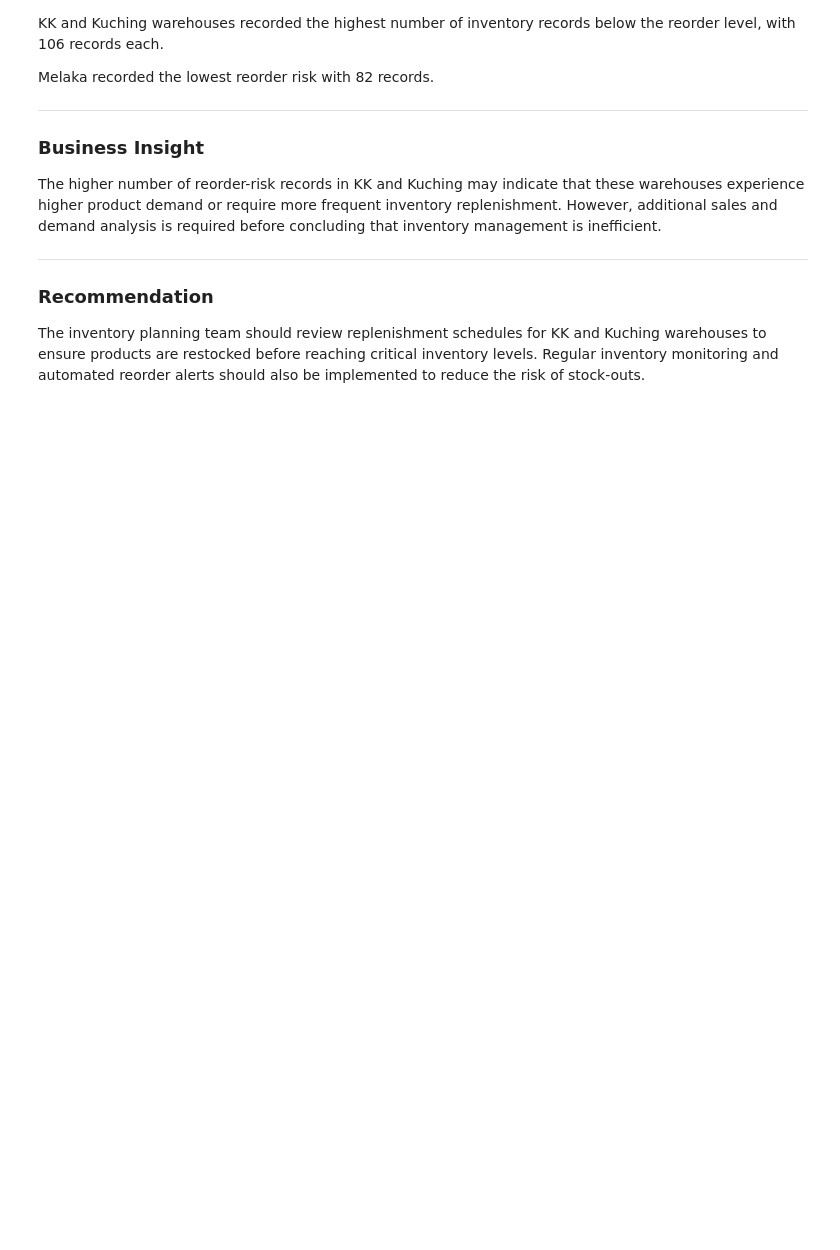
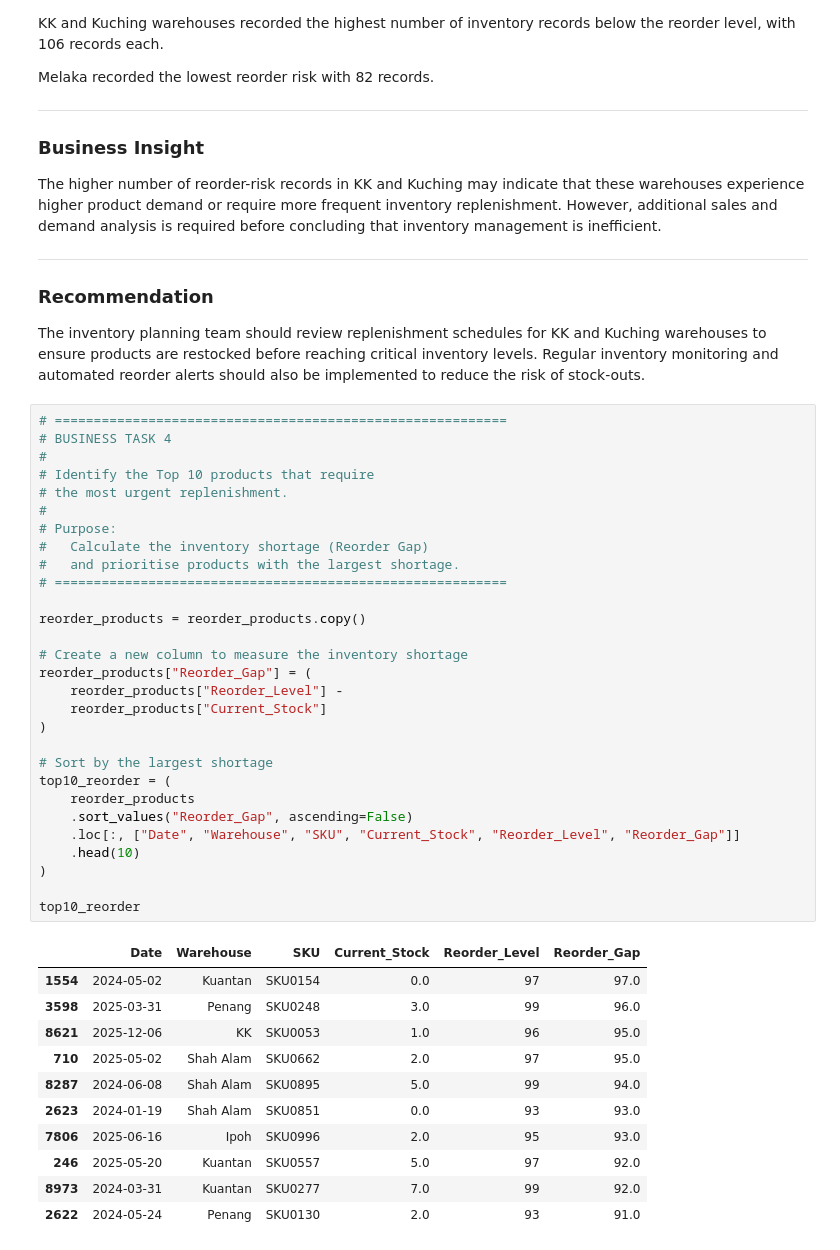
Before and after one commit to fakrullahzahir/Java-OOP-Design-Patterns-Mini-Project, a Jupyter notebook: EDA/RetailMart Malaysia Analytics Portfolio/notebooks/inventory_analysis.ipynb, the cells around one changed output. Cells and saved outputs as stored; diff of their text form; blank space fills up the shorter version.

```diff
--- a/EDA/RetailMart Malaysia Analytics Portfolio/notebooks/inventory_analysis.ipynb
+++ b/EDA/RetailMart Malaysia Analytics Portfolio/notebooks/inventory_analysis.ipynb
@@ -623,3 +623,44 @@ The higher number of reorder-risk records in KK and Kuching may indicate that th
 ### Recommendation
 
 The inventory planning team should review replenishment schedules for KK and Kuching warehouses to ensure products are restocked before reaching critical inventory levels. Regular inventory monitoring and automated reorder alerts should also be implemented to reduce the risk of stock-outs.
+# %%
+# ==========================================================
+# BUSINESS TASK 4
+#
+# Identify the Top 10 products that require
+# the most urgent replenishment.
+#
+# Purpose:
+#   Calculate the inventory shortage (Reorder Gap)
+#   and prioritise products with the largest shortage.
+# ==========================================================
+
+reorder_products = reorder_products.copy()
+
+# Create a new column to measure the inventory shortage
+reorder_products["Reorder_Gap"] = (
+    reorder_products["Reorder_Level"] -
+    reorder_products["Current_Stock"]
+)
+
+# Sort by the largest shortage
+top10_reorder = (
+    reorder_products
+    .sort_values("Reorder_Gap", ascending=False)
+    .loc[:, ["Date", "Warehouse", "SKU", "Current_Stock", "Reorder_Level", "Reorder_Gap"]]
+    .head(10)
+)
+
+top10_reorder
+# %% [output]
+|  | Date | Warehouse | SKU | Current_Stock | Reorder_Level | Reorder_Gap |
+| 1554 | 2024-05-02 | Kuantan | SKU0154 | 0.0 | 97 | 97.0 |
+| 3598 | 2025-03-31 | Penang | SKU0248 | 3.0 | 99 | 96.0 |
+| 8621 | 2025-12-06 | KK | SKU0053 | 1.0 | 96 | 95.0 |
+| 710 | 2025-05-02 | Shah Alam | SKU0662 | 2.0 | 97 | 95.0 |
+| 8287 | 2024-06-08 | Shah Alam | SKU0895 | 5.0 | 99 | 94.0 |
+| 2623 | 2024-01-19 | Shah Alam | SKU0851 | 0.0 | 93 | 93.0 |
+| 7806 | 2025-06-16 | Ipoh | SKU0996 | 2.0 | 95 | 93.0 |
+| 246 | 2025-05-20 | Kuantan | SKU0557 | 5.0 | 97 | 92.0 |
+| 8973 | 2024-03-31 | Kuantan | SKU0277 | 7.0 | 99 | 92.0 |
+| 2622 | 2024-05-24 | Penang | SKU0130 | 2.0 | 93 | 91.0 |
```
Also changed, not shown: parts of 10 cells of this notebook.
